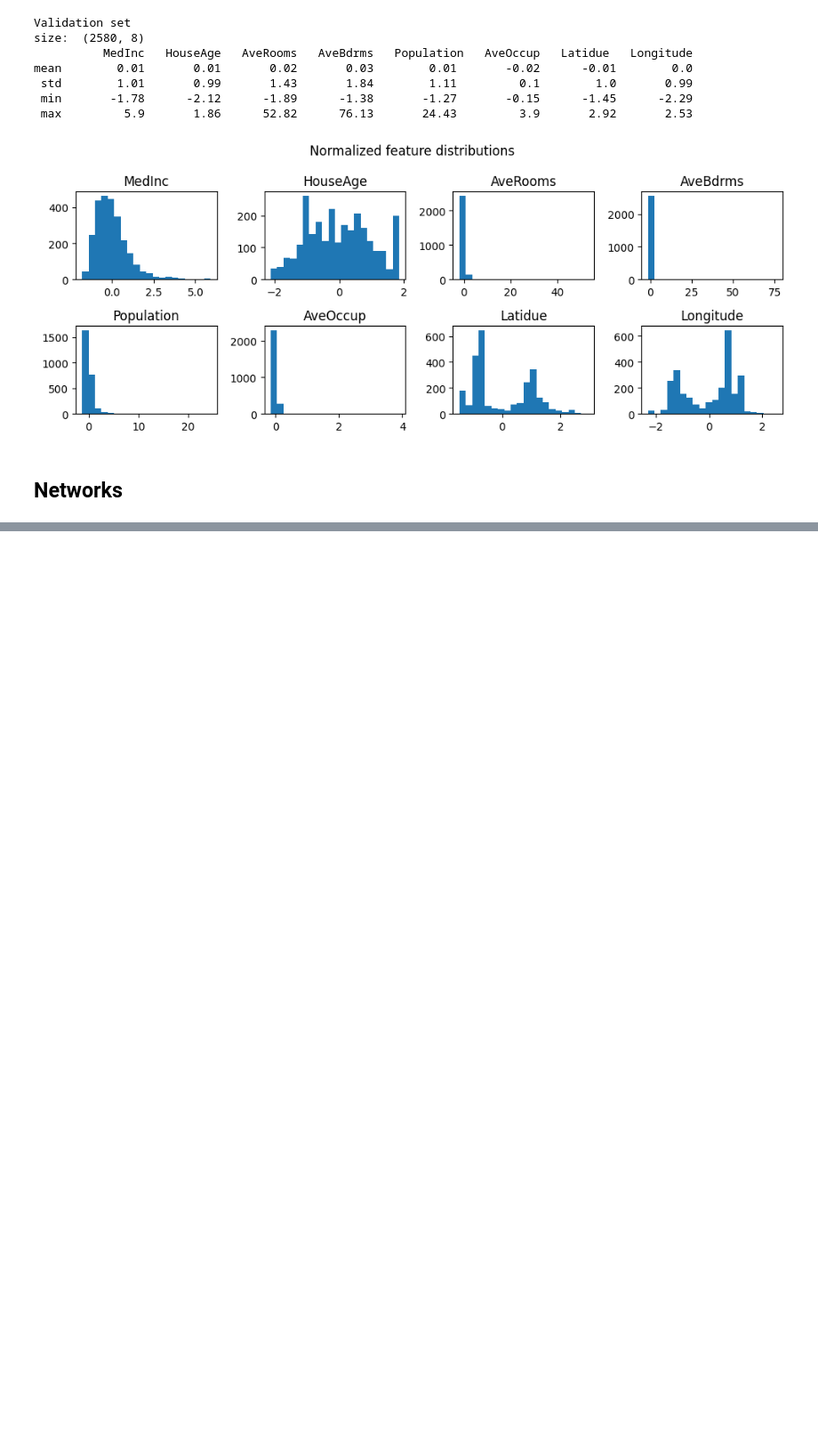
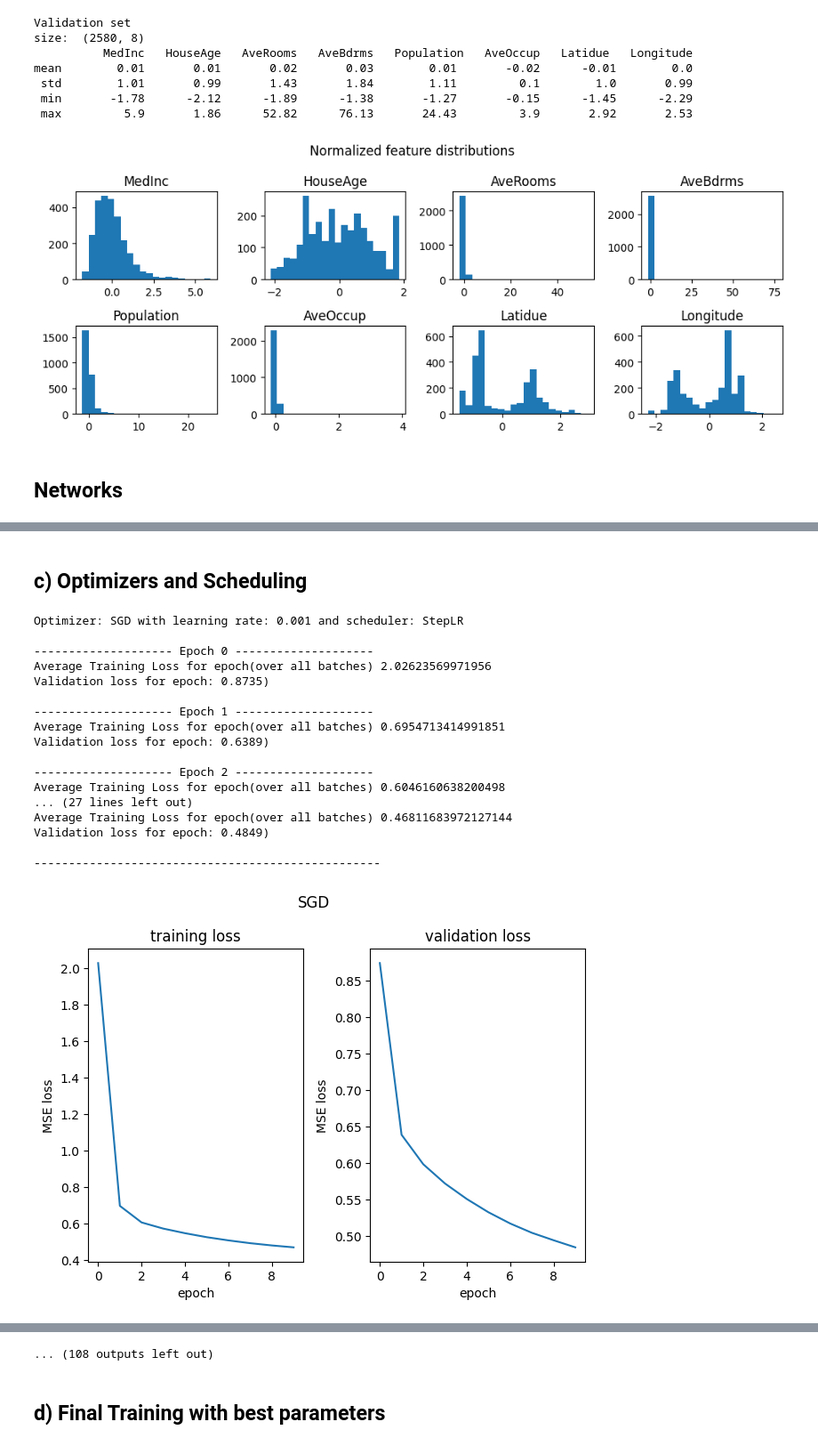
Before and after one commit to LHoeber/Deep_Learning, a Jupyter notebook: main.ipynb, the cells around one changed output, grey strips where cells are left out. Shown at 89% size. Drawn from its saved outputs; the diff is of its cells as text; code cells hidden in the pictures; blank space fills up the shorter version.

```diff
--- a/main.ipynb
+++ b/main.ipynb
@@ -389,0 +365,75 @@ Validation loss for epoch: 5.4323)
+# %% [markdown]
+## c) Optimizers and Scheduling
+# %%
+from torch.optim.lr_scheduler import StepLR, MultiStepLR, CosineAnnealingLR, CosineAnnealingWarmRestarts
+best_model = NeuralNet_deep_wider() #todo sanity-check if that's true
+torch.manual_seed(302); np.random.seed(302) # for safety reasons
+lr_rates = [0.001,0.005,0.01]
+
+# todo is this enough variation? should we vary num_epochs?
+# todo scheduler params need some rethinking and we should remove a scheduler and an optimizer to reduce compute time
+schedulers = {
+    'StepLR': lambda optimizer: StepLR(optimizer, step_size=10, gamma=0.5),
+    'MultiStepLR': lambda optimizer: MultiStepLR(optimizer, milestones=[5, 20, 40], gamma=0.5),
+    'CosineAnnealingLR': lambda optimizer: CosineAnnealingLR(optimizer, T_max=50),
+    'CosineAnnealingWarmRestarts': lambda optimizer: CosineAnnealingWarmRestarts(optimizer, T_0=10),
+}
+
+for lr in lr_rates:
+    optimizers = {
+        'SGD': lambda params: torch.optim.SGD(params, lr=lr, momentum=0),
+        'SGD with Momentum': lambda params: torch.optim.SGD(params, lr=lr, momentum=0.9),
+        'Nesterov SGD with Momentum': lambda params: torch.optim.SGD(params, lr=lr, momentum=0.9, nesterov=True),
+        'RMSProp': lambda params: torch.optim.RMSprop(params, lr=lr),
+        'Adam': lambda params: torch.optim.Adam(params, lr=lr)
+    }
+    # optimizers = {
+    #     'Adam': lambda params: torch.optim.Adam(params, lr=lr)
+    # }
+
+    for optimizer_name, optimizer_init_fn in optimizers.items():
+        for scheduler_name, scheduler_init_fn in schedulers.items():
+            model = best_model
+            model.to(device)
+            # reinstantiating should reset optimizer parameters
+            optimizer = optimizer_init_fn(model.parameters())
+            scheduler = scheduler_init_fn(optimizer)
+
+            print(f'Optimizer: {optimizer_name} with learning rate: {lr} and scheduler: {scheduler_name} \n')
+            train_loss, val_loss = train_model(model, train_loader, val_loader, device, optimizer=optimizer, num_epochs=10, scheduler=scheduler)
+            # val_accuracies_per_optimizer[optimizer_name] = val_accuracies[-1] # save the last accuracy
+            print('-'*50)
+            fig,axs = plt.subplots(1,2,layout="tight")
+            axs[0].plot(train_loss)
+            axs[0].set_title("training loss")
+            axs[0].set_xlabel("epoch")
+            axs[0].set_ylabel("MSE loss")
+
+            axs[1].plot(val_loss)
+            axs[1].set_title("validation loss")
+            axs[1].set_xlabel("epoch")
+            axs[1].set_ylabel("MSE loss")
+            plt.suptitle(f"{optimizer_name}")
+            plt.show()
+            # reset model and optimizer https://www.youtube.com/watch?v=r9tOQ6EKS1Y&ab_channel=deeplizard
+            for layer in model.children():
+                layer.reset_parameters()
+# %% [output]
+Optimizer: SGD with learning rate: 0.001 and scheduler: StepLR
+
+-------------------- Epoch 0 --------------------
+Average Training Loss for epoch(over all batches) 2.02623569971956
+Validation loss for epoch: 0.8735)
+
+-------------------- Epoch 1 --------------------
+Average Training Loss for epoch(over all batches) 0.6954713414991851
+Validation loss for epoch: 0.6389)
+
+-------------------- Epoch 2 --------------------
+Average Training Loss for epoch(over all batches) 0.6046160638200498
+... (27 lines left out)
+Average Training Loss for epoch(over all batches) 0.46811683972127144
+Validation loss for epoch: 0.4849)
+
+--------------------------------------------------
+[figure, added]
@@ -389,0 +530,3 @@ Validation loss for epoch: 5.4323)
+... (108 outputs left out)
+# %% [markdown]
+## d) Final Training with best parameters
```
Also changed, not shown: parts of 6 cells of this notebook.
